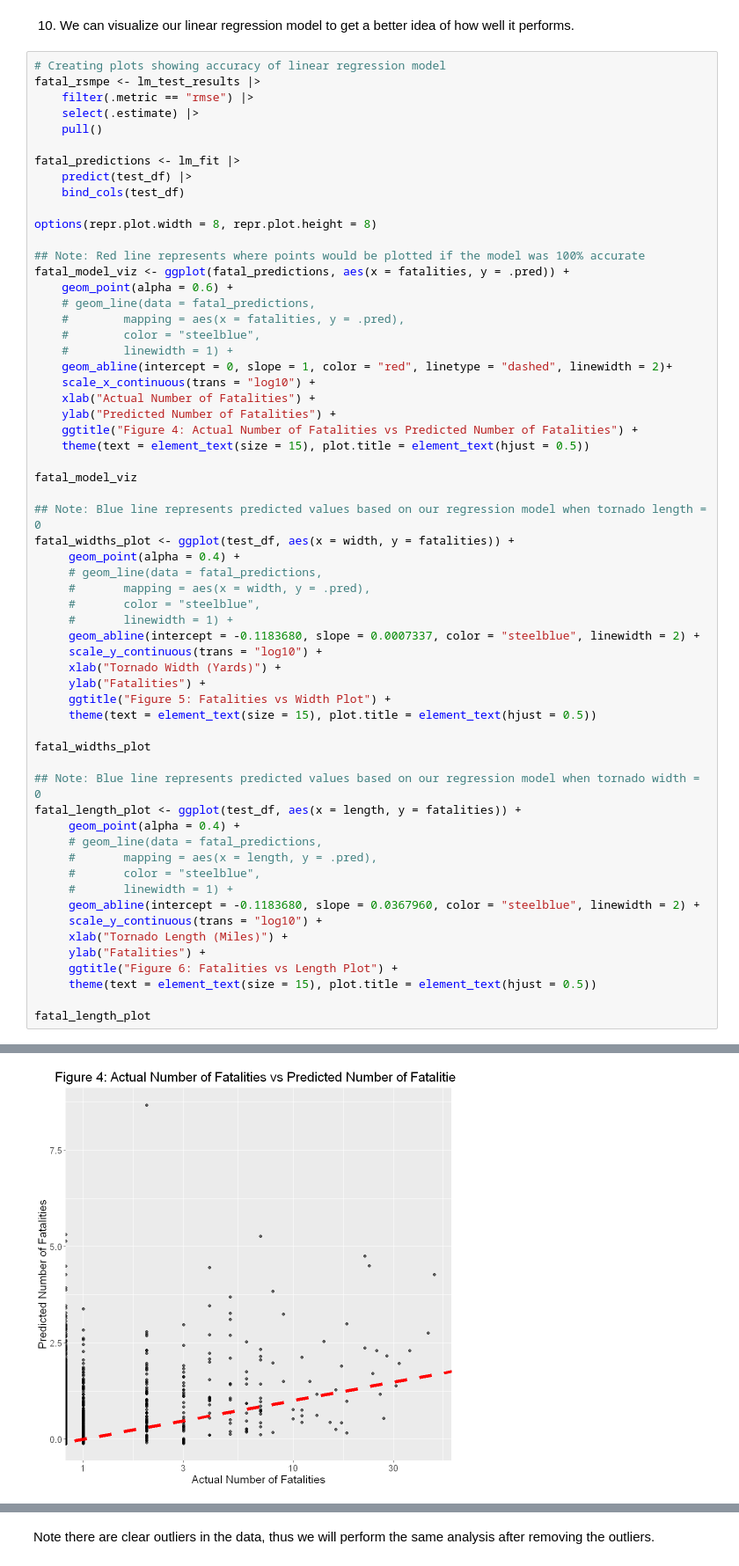
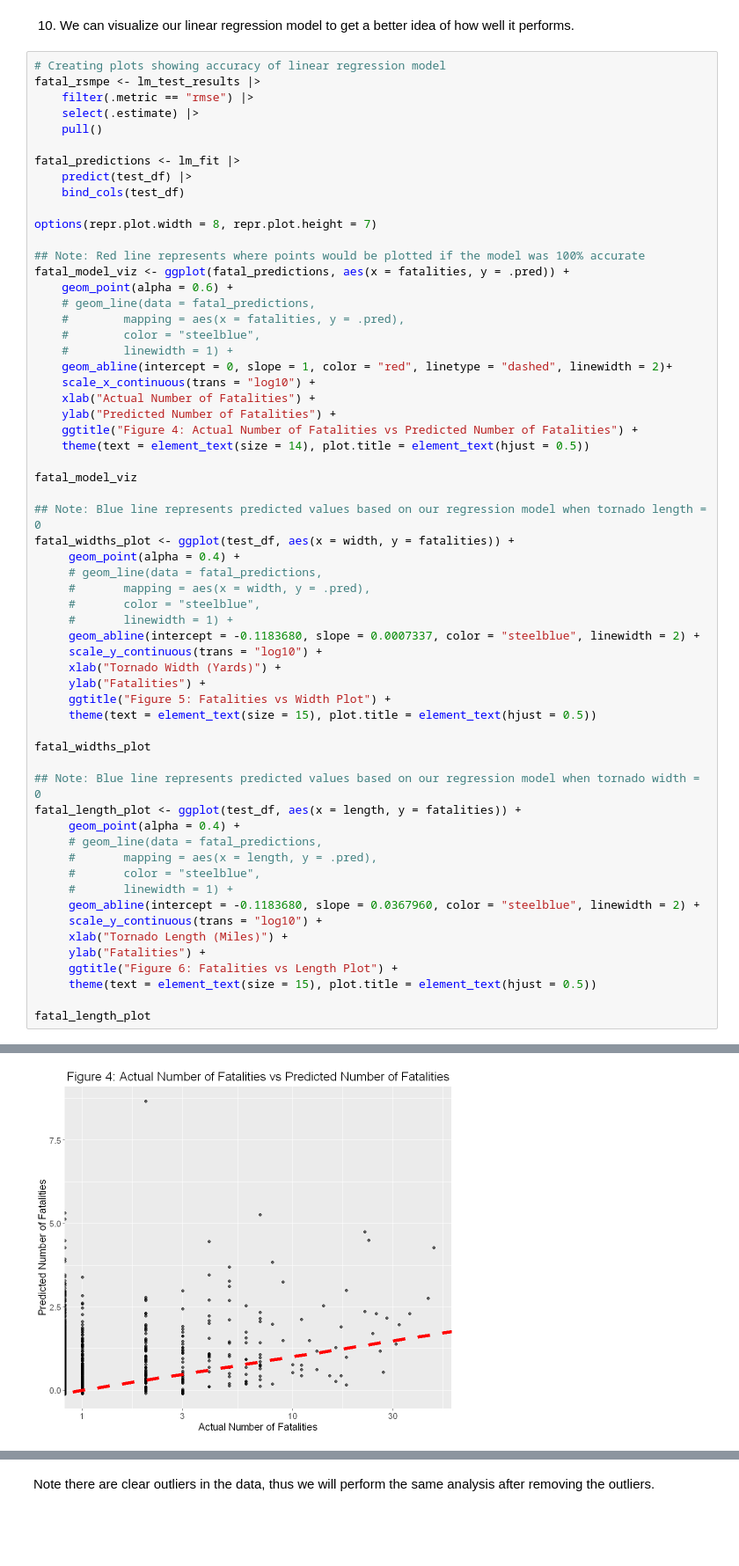
Before and after one commit to DSCI-310-2024/DSCI-310-Group-1-Predict-Casualties-From-Tornado-Data, a Jupyter notebook: src/tornado_fatalities_predictor.ipynb, the cells around one changed output, grey strips where cells are left out. Shown at 88% size. Cells and saved outputs as stored; diff of their text form; blank space fills up the shorter version.

Commit message:
changed the size of visualizations to make them slightly smaller

```diff
--- a/src/tornado_fatalities_predictor.ipynb
+++ b/src/tornado_fatalities_predictor.ipynb
@@ -256,7 +260,7 @@ fatal_predictions <- lm_fit |>
     predict(test_df) |>
     bind_cols(test_df)
 
-options(repr.plot.width = 8, repr.plot.height = 8)
+options(repr.plot.width = 8, repr.plot.height = 7)
 
 ## Note: Red line represents where points would be plotted if the model was 100% accurate
 fatal_model_viz <- ggplot(fatal_predictions, aes(x = fatalities, y = .pred)) +
@@ -270,7 +274,7 @@ fatal_model_viz <- ggplot(fatal_predictions, aes(x = fatalities, y = .pred)) +
     xlab("Actual Number of Fatalities") +
     ylab("Predicted Number of Fatalities") +
     ggtitle("Figure 4: Actual Number of Fatalities vs Predicted Number of Fatalities") +
-    theme(text = element_text(size = 15), plot.title = element_text(hjust = 0.5))
+    theme(text = element_text(size = 14), plot.title = element_text(hjust = 0.5))
 
 fatal_model_viz
 
@@ -283,33 +287,33 @@ fatal_widths_plot <- ggplot(test_df, aes(x = width, y = fatalities)) +
      #       linewidth = 1) +
      geom_abline(intercept = -0.1183680, slope = 0.0007337, color = "steelblue", linewidth = 2) +
      scale_y_continuous(trans = "log10") +
      xlab("Tornado Width (Yards)") +
      ylab("Fatalities") +
      ggtitle("Figure 5: Fatalities vs Width Plot") +
      theme(text = element_text(size = 15), plot.title = element_text(hjust = 0.5))
 
 fatal_widths_plot
 
 ## Note: Blue line represents predicted values based on our regression model when tornado width = 0
 fatal_length_plot <- ggplot(test_df, aes(x = length, y = fatalities)) +
      geom_point(alpha = 0.4) +
      # geom_line(data = fatal_predictions,
      #       mapping = aes(x = length, y = .pred),
      #       color = "steelblue",
      #       linewidth = 1) +
      geom_abline(intercept = -0.1183680, slope = 0.0367960, color = "steelblue", linewidth = 2) +
      scale_y_continuous(trans = "log10") +
      xlab("Tornado Length (Miles)") +
      ylab("Fatalities") +
      ggtitle("Figure 6: Fatalities vs Length Plot") +
      theme(text = element_text(size = 15), plot.title = element_text(hjust = 0.5))
 
 fatal_length_plot
 # %% [output]
 Warning message:
 "Transformation introduced infinite values in continuous x-axis"
 Warning message:
 "Transformation introduced infinite values in continuous y-axis"
-[figure, old version]
+[figure, new version]
 Warning message:
 "Transformation introduced infinite values in continuous y-axis"
```
Also changed, not shown: parts of 4 cells of this notebook.
